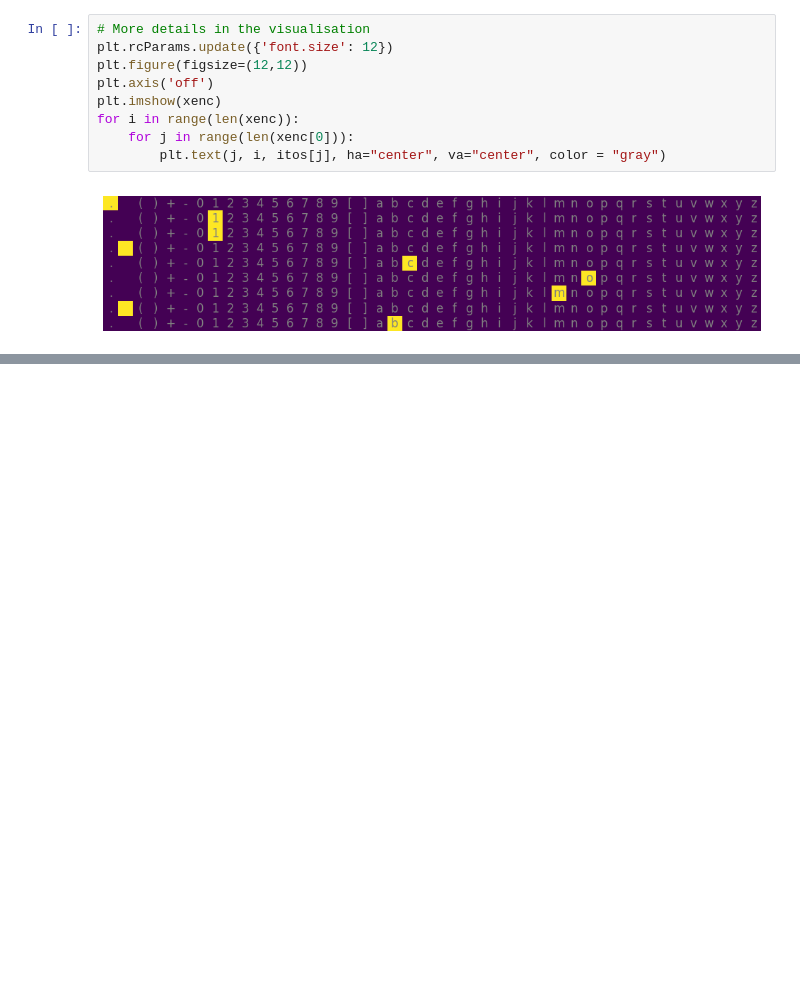
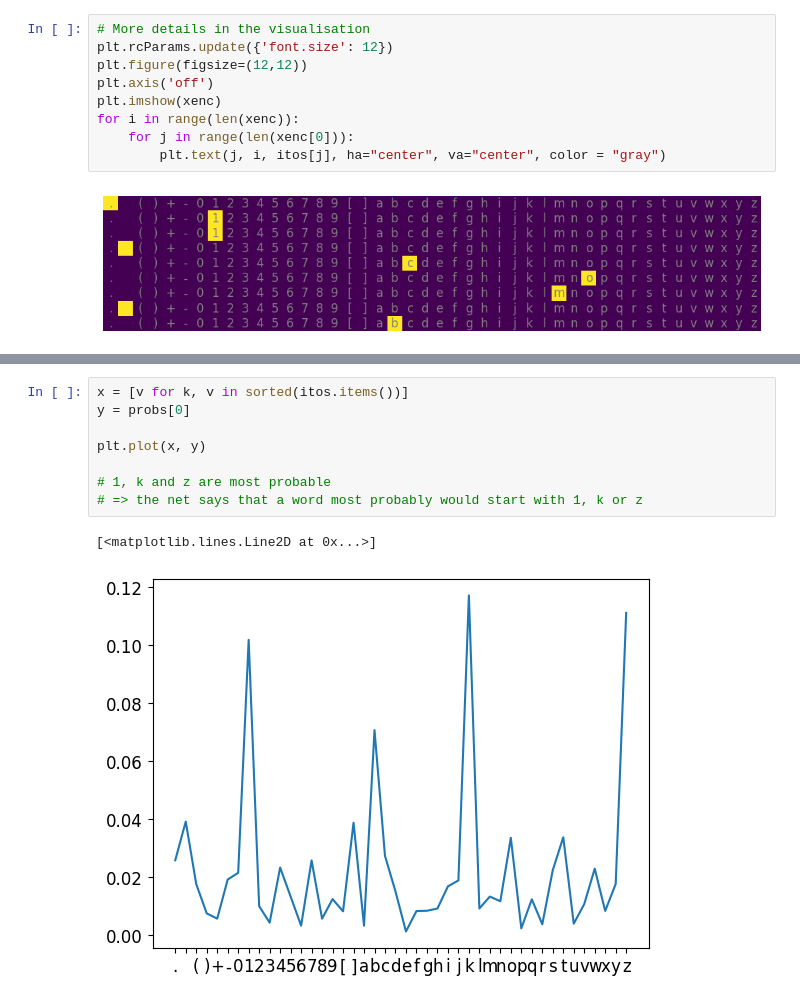
Before and after one commit to tymtam2/Neural-Nets-Zero-To-Hero-Unofficial-Companion, a Jupyter notebook: notebooks/2. Language Models 1 - bigrams.ipynb, the cells around one changed output, grey strips where cells are left out. Drawn from its saved outputs; the diff is of its cells as text; blank space fills up the shorter version.

```diff
--- a/notebooks/2. Language Models 1 - bigrams.ipynb
+++ b/notebooks/2. Language Models 1 - bigrams.ipynb
@@ -859,0 +900,11 @@ for i in range(len(xenc)):
+# %%
+x = [v for k, v in sorted(itos.items())]
+y = probs[0]
+
+plt.plot(x, y)
+
+# 1, k and z are most probable
+# => the net says that a word most probably would start with 1, k or z
+# %% [output]
+[<matplotlib.lines.Line2D at 0x...>]
+[figure, added]
```
Also changed, not shown: parts of 31 cells of this notebook, 1 other file.
